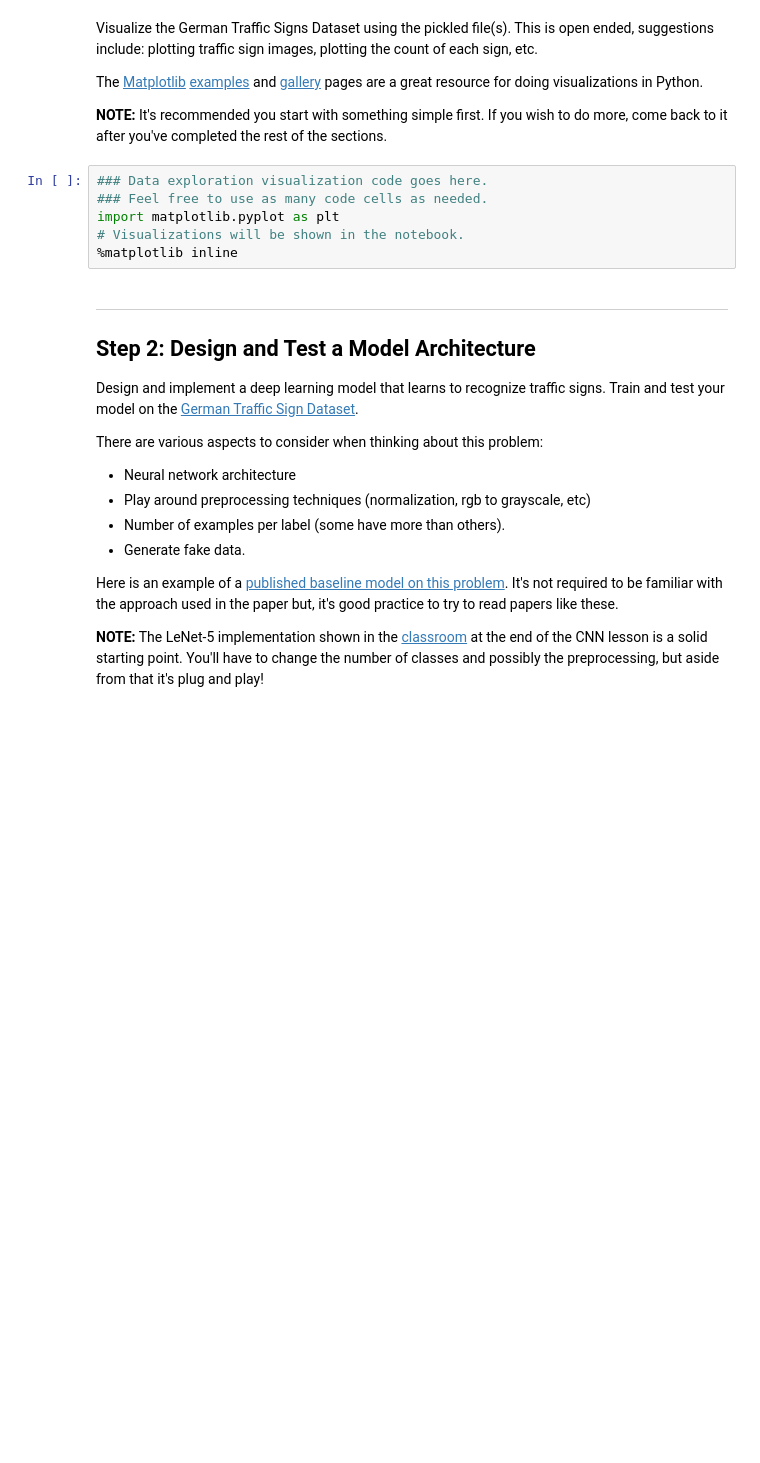
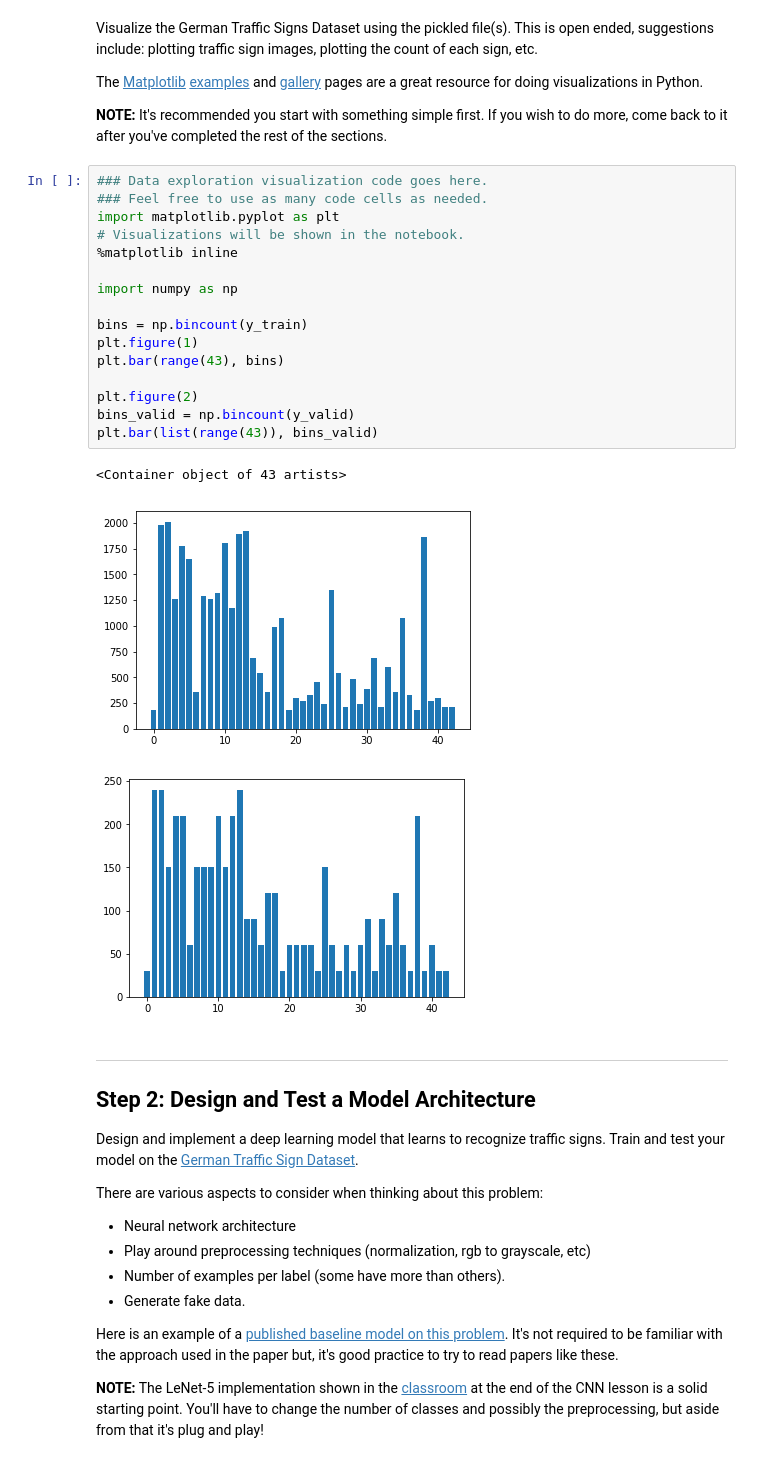
Before and after one commit to tongda/CarND-Traffic-Sign-Classifier-Project, a Jupyter notebook: Traffic_Sign_Classifier.ipynb, the cells around one changed output. Cells and saved outputs as stored; diff of their text form; blank space fills up the shorter version.

```diff
--- a/Traffic_Sign_Classifier.ipynb
+++ b/Traffic_Sign_Classifier.ipynb
@@ -90,9 +97,23 @@ The [Matplotlib](http://matplotlib.org/) [examples](http://matplotlib.org/exampl
 # %%
 ### Data exploration visualization code goes here.
 ### Feel free to use as many code cells as needed.
 import matplotlib.pyplot as plt
 # Visualizations will be shown in the notebook.
 %matplotlib inline
+
+import numpy as np
+
+bins = np.bincount(y_train)
+plt.figure(1)
+plt.bar(range(43), bins)
+
+plt.figure(2)
+bins_valid = np.bincount(y_valid)
+plt.bar(list(range(43)), bins_valid)
+# %% [output]
+<Container object of 43 artists>
+[figure, added]
+[figure, added]
 # %% [markdown]
 ----
 
```
Also changed, not shown: parts of 15 cells of this notebook.
